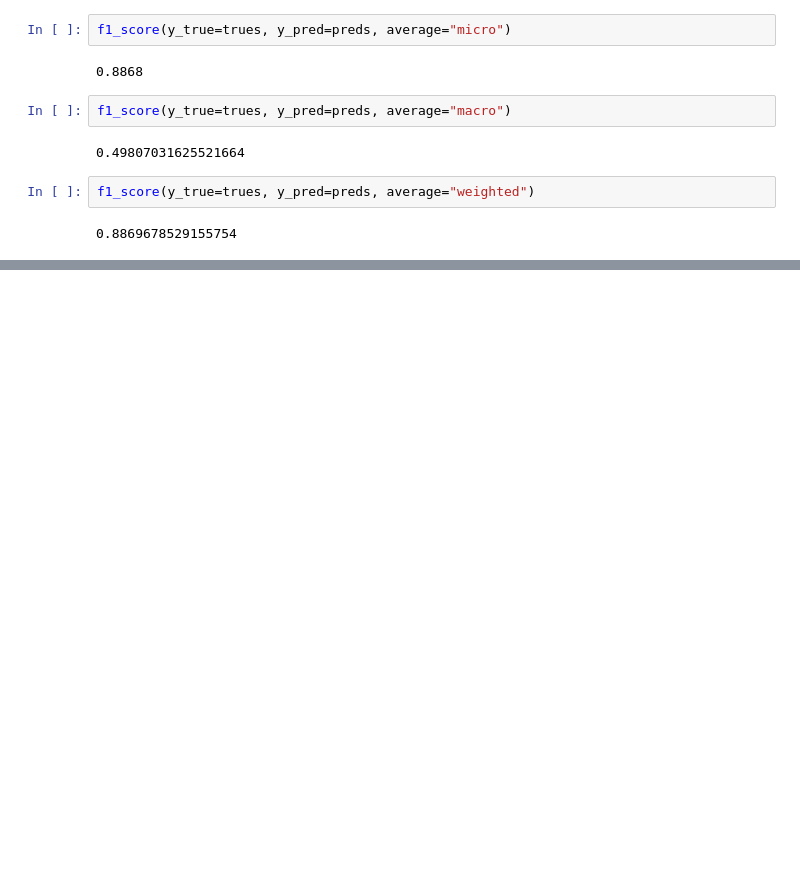
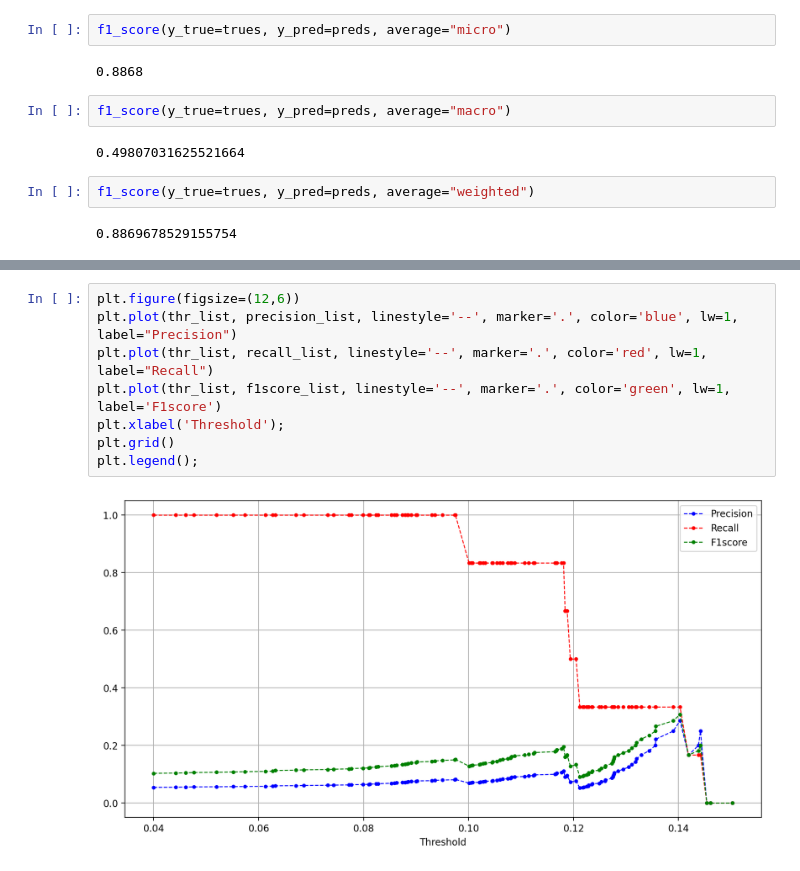
Before and after one commit to artmerinov/holoassist-challenge, a Jupyter notebook: notebooks/metrics.ipynb, the cells around one changed output, grey strips where cells are left out. Saved outputs shown, nothing was run; the diff lists cells and outputs as text; blank space fills up the shorter version.

```diff
--- a/notebooks/metrics.ipynb
+++ b/notebooks/metrics.ipynb
@@ -84,0 +286,10 @@ rocauc
+# %%
+plt.figure(figsize=(12,6))
+plt.plot(thr_list, precision_list, linestyle='--', marker='.', color='blue', lw=1, label="Precision")
+plt.plot(thr_list, recall_list, linestyle='--', marker='.', color='red', lw=1, label="Recall")
+plt.plot(thr_list, f1score_list, linestyle='--', marker='.', color='green', lw=1, label='F1score')
+plt.xlabel('Threshold');
+plt.grid()
+plt.legend();
+# %% [output]
+[figure, added]
```
Also changed, not shown: parts of 19 cells of this notebook, 17 other files.
